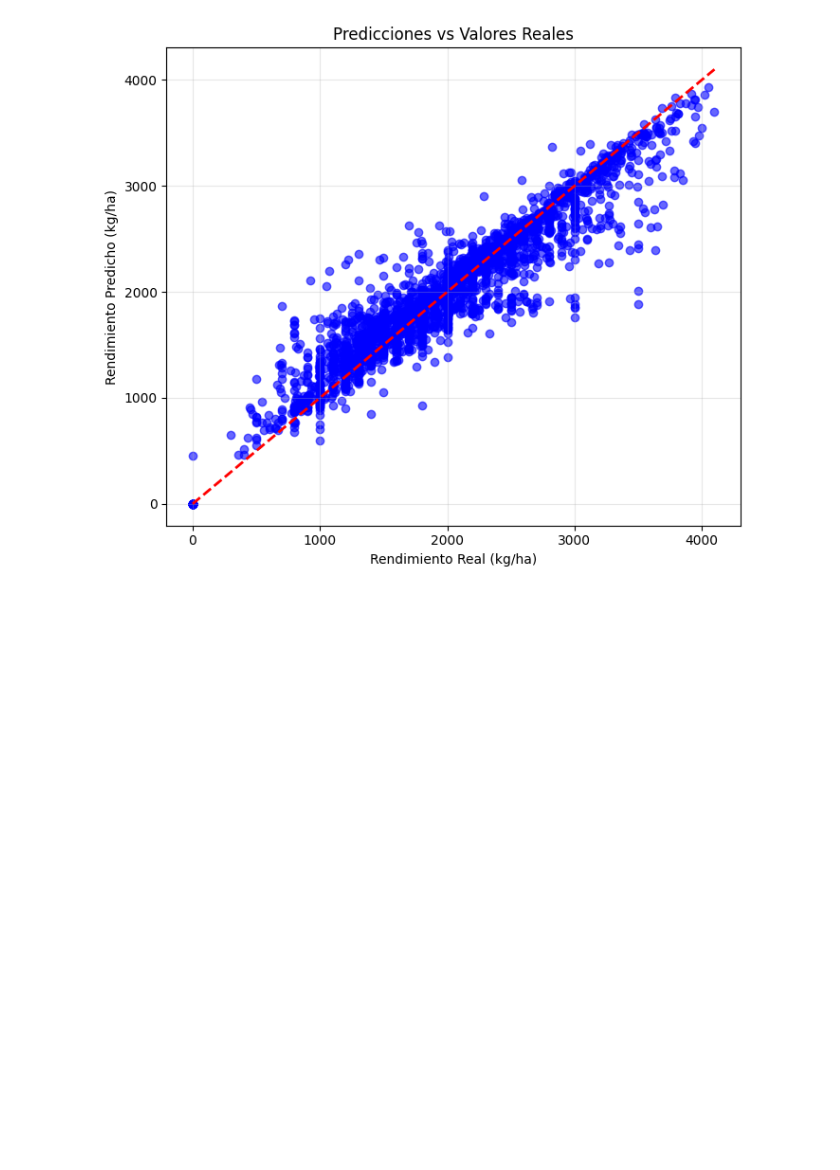
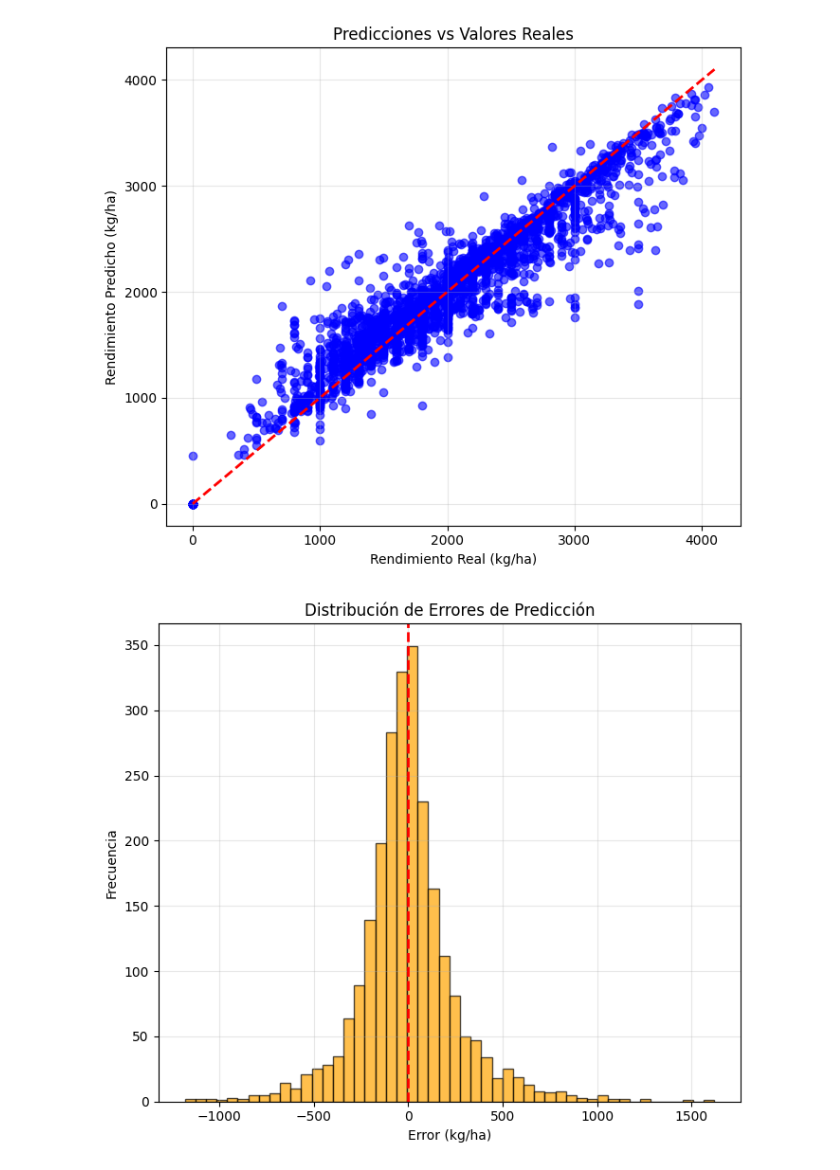
Before and after one commit to b-silva98/Prediccion-del-Rendimiento-de-Soja-en-Argentina, a Jupyter notebook: analisis_rendimiento_soja.ipynb, the cells around one changed output. Drawn from its saved outputs; the diff is of its cells as text; code cells hidden in the pictures; blank space fills up the shorter version.

Commit message:
feat: visualizar Distribución de Errores

```diff
--- a/analisis_rendimiento_soja.ipynb
+++ b/analisis_rendimiento_soja.ipynb
@@ -245,3 +245,17 @@ plt.tight_layout()
 plt.show()
 # %% [output]
 [figure]
+# %%
+# --- Distribución de Errores ---
+errores = y_test - y_pred
+plt.figure(figsize=(7, 6))
+plt.hist(errores, bins=50, alpha=0.7, color='orange', edgecolor='black')
+plt.axvline(x=0, color='red', linestyle='--', linewidth=2)
+plt.title('Distribución de Errores de Predicción')
+plt.xlabel('Error (kg/ha)')
+plt.ylabel('Frecuencia')
+plt.grid(True, alpha=0.3)
+plt.tight_layout()
+plt.show()
+# %% [output]
+[figure, added]
```
